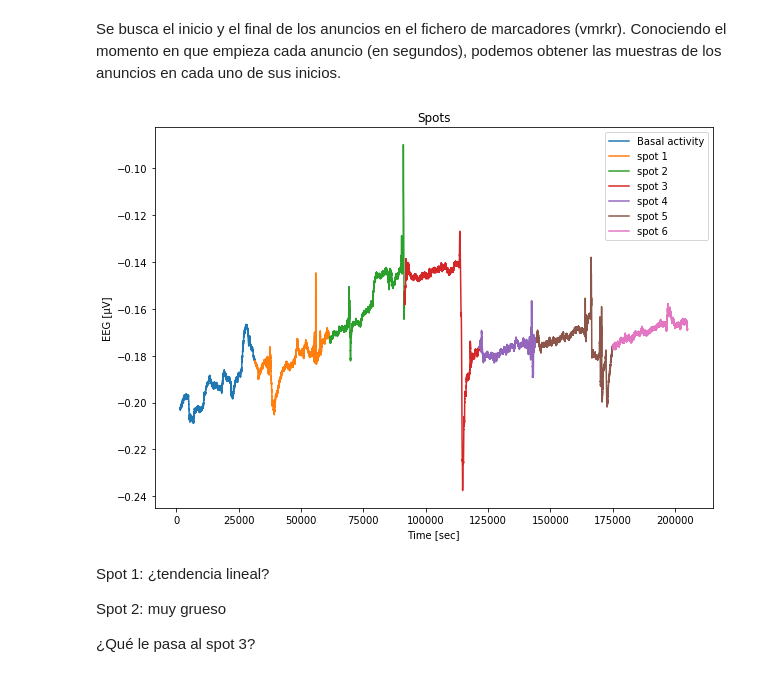
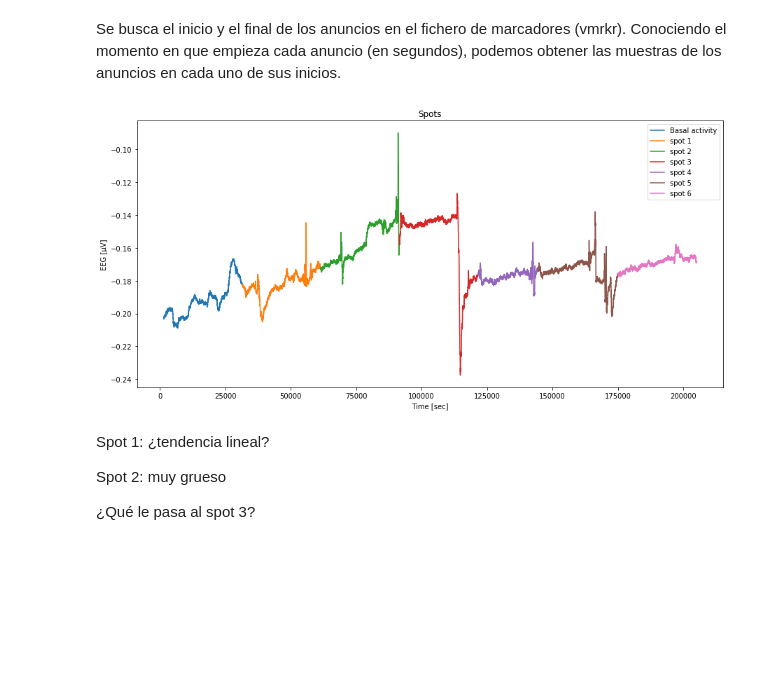
Before and after one commit to Noemiglois/neuromarketing, a Jupyter notebook: Análisis inicial de los datos.ipynb, the cells around one changed output. Cells and saved outputs as stored; diff of their text form; code cells hidden in the pictures; blank space fills up the shorter version.

```diff
--- a/Análisis inicial de los datos.ipynb
+++ b/Análisis inicial de los datos.ipynb
@@ -177,28 +177,28 @@ spot_samples = spot_samples(start_end,sfreq, spots_times_sec)
 # %%
 ini= int(60)*int(sfreq) # samples of 1st min of basal activity
 i = 0
 
 labels=['Basal activity','spot 1','spot 2','spot 3','spot 4', 'spot 5','spot 6']
-plt.figure(figsize=(10,7))
+plt.figure(figsize=(15,7))
 
 axx=np.arange(spot_samples[i]-ini,spot_samples[i])
 axy=eeg_data[ch,spot_samples[i]-ini:spot_samples[i]]
 
 plt.plot(axx, axy, label=labels[i])
 
 while i<(len(spot_samples)-1):
     axx=np.arange(spot_samples[i],spot_samples[i+1])
     axy=eeg_data[ch,spot_samples[i]:spot_samples[i+1]]
     plt.plot(axx, axy, label=labels[i+1])
     i+=1
 
 plt.title('Spots')
 plt.xlabel('Time [sec]')
 plt.ylabel('EEG [µV]')
 plt.legend(loc='best')
 plt.show()
 # %% [output]
-[figure, old version]
+[figure, new version]
 # %% [markdown]
 Spot 1: ¿tendencia lineal?
 
```
Also changed, not shown: parts of 14 cells of this notebook, 2 other files.
